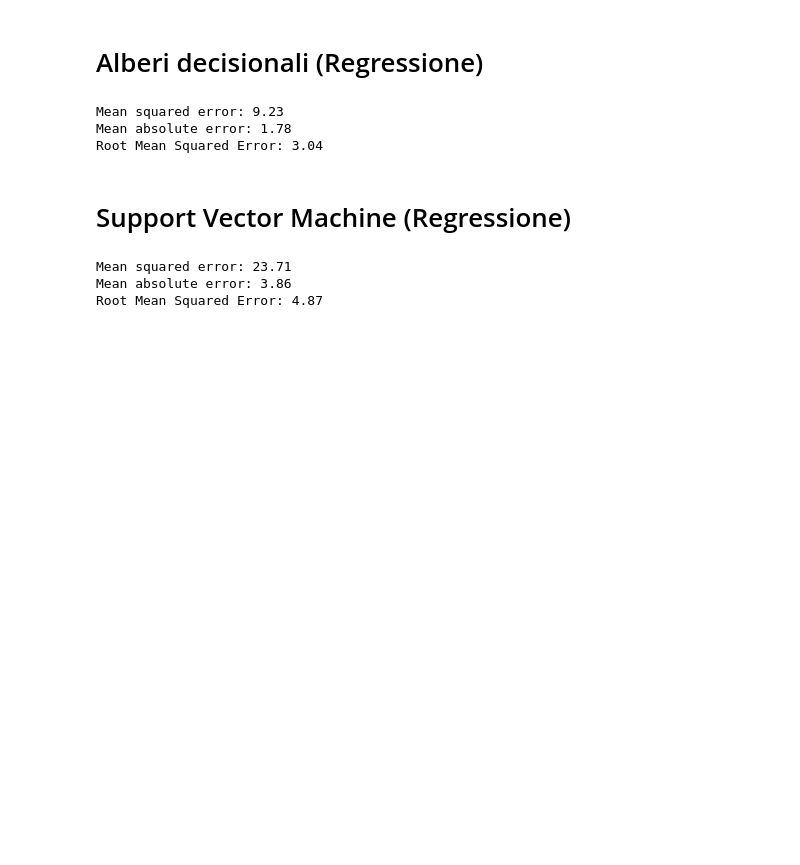
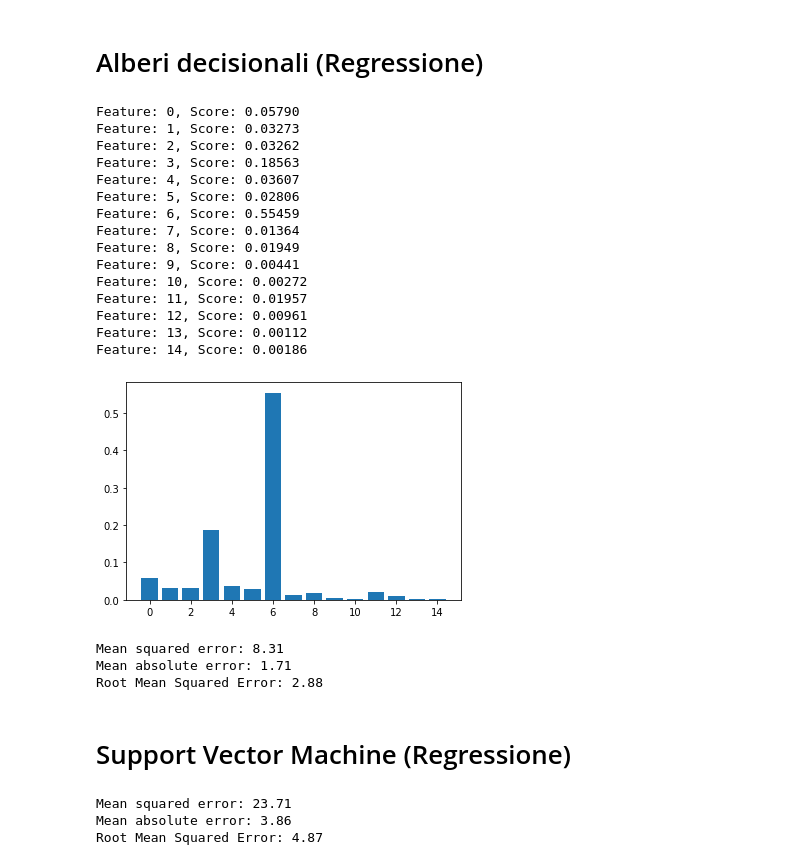
Before and after one commit to giorgio-angelo-esposito/F1WP, a Jupyter notebook: F1WP.ipynb, the cells around one changed output. Saved outputs shown, nothing was run; the diff lists cells and outputs as text; code cells hidden in the pictures; blank space fills up the shorter version.

```diff
--- a/F1WP.ipynb
+++ b/F1WP.ipynb
@@ -1361,19 +1384,43 @@ Root Mean Squared Error: 5.18
 # %% [markdown]
 # Alberi decisionali (Regressione)
 # %%
-model = DecisionTreeRegressor()
+model = DecisionTreeRegressor(min_samples_split=5)
 model.fit(X_train,Y_train)
 
 pred = model.predict(X_test)
+
+importance = model.feature_importances_
+
+for i,v in enumerate(importance):
+	print('Feature: %0d, Score: %.5f' % (i,v))
+
+plt.bar([x for x in range(len(importance))], importance)
+plt.show()
 
 print("Mean squared error: %.2f" % mean_squared_error(Y_test, pred))
 print("Mean absolute error: %.2f" % mean_absolute_error(Y_test, pred))
 print('Root Mean Squared Error: %.2f' % np.sqrt(mean_squared_error(Y_test, pred)))
 model_dictionary_R['Alberi decisionali'] = mean_squared_error(Y_test, pred)
 # %% [output]
-Mean squared error: 9.23
-Mean absolute error: 1.78
-Root Mean Squared Error: 3.04
+Feature: 0, Score: 0.05790
+Feature: 1, Score: 0.03273
+Feature: 2, Score: 0.03262
+Feature: 3, Score: 0.18563
+Feature: 4, Score: 0.03607
+Feature: 5, Score: 0.02806
+Feature: 6, Score: 0.55459
+Feature: 7, Score: 0.01364
+Feature: 8, Score: 0.01949
+Feature: 9, Score: 0.00441
+Feature: 10, Score: 0.00272
+Feature: 11, Score: 0.01957
+Feature: 12, Score: 0.00961
+Feature: 13, Score: 0.00112
+Feature: 14, Score: 0.00186
+[figure, added]
+Mean squared error: 8.31
+Mean absolute error: 1.71
+Root Mean Squared Error: 2.88
 # %% [markdown]
 # Support Vector Machine (Regressione)
 # %%
```
Also changed, not shown: parts of 10 cells of this notebook.
